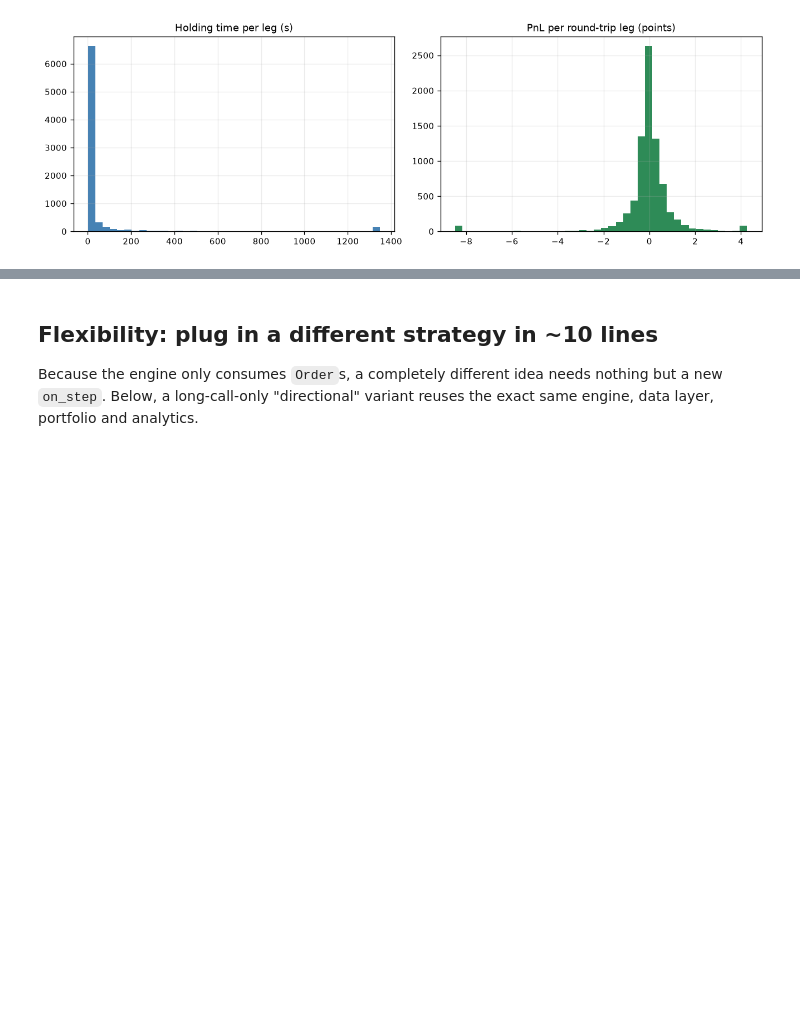
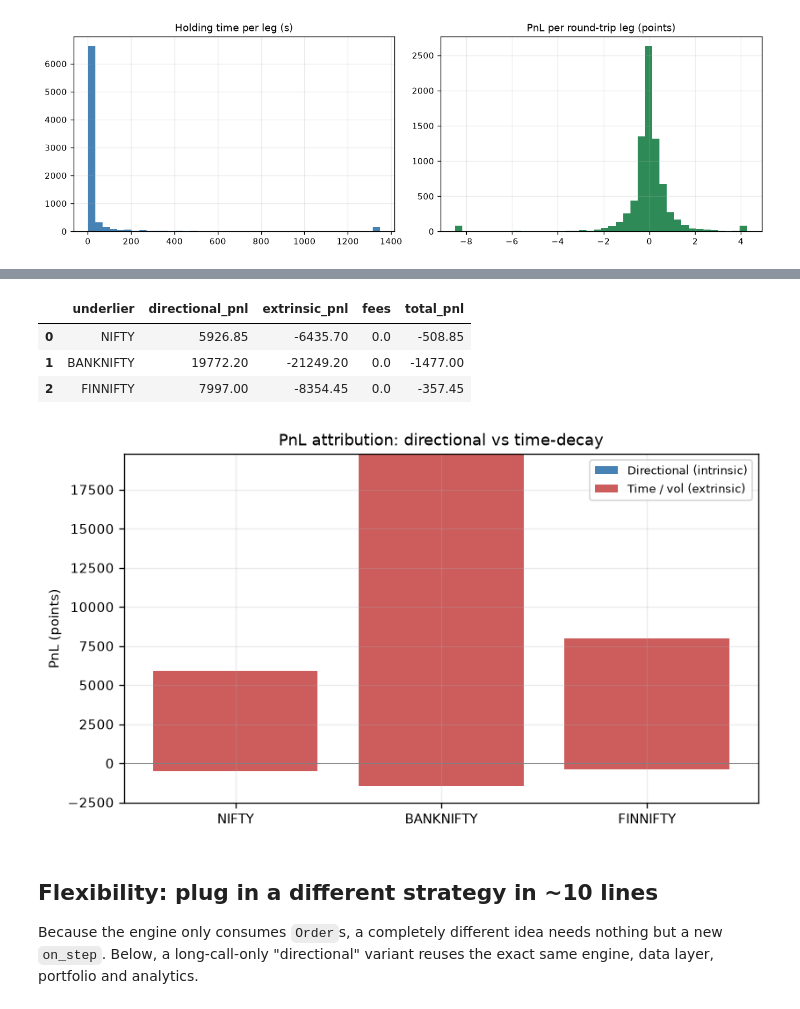
Before and after one commit to aryamirani/intraday-backtester, a Jupyter notebook: report.ipynb, the cells around one changed output, grey strips where cells are left out. Drawn from its saved outputs; the diff is of its cells as text; code cells hidden in the pictures; blank space fills up the shorter version.

```diff
--- a/report.ipynb
+++ b/report.ipynb
@@ -63,0 +75,9 @@ Combined final PnL: -1,985.8 points
+# %%
+from mft import reconcile
+from mft.data import Dataset
+
+dataset = Dataset("allData")
+recon = pd.DataFrame([reconcile.reconcile(r, dataset).as_row() for r in results.values()])
+assert recon["reconciled"].all(), "Reconciliation failed!"
+print("Engine == cash-flow == round-trip == rebuilt curve, for every underlier.")
+recon
@@ -120,3 +155,19 @@ win rate (leg pnl > 0): 44.4%
+# %%
+from mft import attribution
+
+atts = [attribution.attribute(r, dataset)[0] for r in results.values()]
+attr_table = pd.DataFrame([a.as_row() for a in atts])
+
+fig, ax = plt.subplots(figsize=(7, 4))
+attribution.plot_attribution(atts, ax)
+fig.tight_layout()
+attr_table
+# %% [output]
+|  | underlier | directional_pnl | extrinsic_pnl | fees | total_pnl |
+| 0 | NIFTY | 5926.85 | -6435.70 | 0.0 | -508.85 |
+| 1 | BANKNIFTY | 19772.20 | -21249.20 | 0.0 | -1477.00 |
+| 2 | FINNIFTY | 7997.00 | -8354.45 | 0.0 | -357.45 |
+[figure, added]
 # %% [markdown]
 ## Flexibility: plug in a different strategy in ~10 lines
 
```
Also changed, not shown: parts of 7 cells of this notebook, 7 other files.
